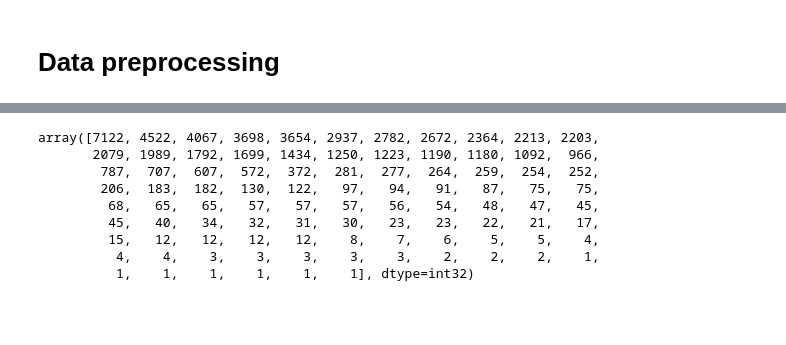
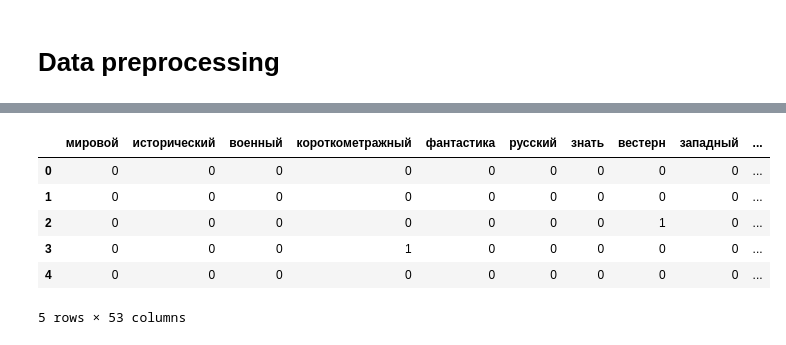
Before and after one commit to daniildiveev/ml-course-shad, a Jupyter notebook: 6th-homework/movie clusterisation.ipynb, the cells around one changed output, grey strips where cells are left out. Saved outputs shown, nothing was run; the diff lists cells and outputs as text; code cells hidden in the pictures; blank space fills up the shorter version.

```diff
--- a/6th-homework/movie clusterisation.ipynb
+++ b/6th-homework/movie clusterisation.ipynb
@@ -87,12 +78,17 @@ genre_to_num = np.array(genre_to_num)
-# %%
-genre_to_num[:, 1].astype(np.int32)
-# %% [output]
-array([7122, 4522, 4067, 3698, 3654, 2937, 2782, 2672, 2364, 2213, 2203,
-       2079, 1989, 1792, 1699, 1434, 1250, 1223, 1190, 1180, 1092,  966,
-        787,  707,  607,  572,  372,  281,  277,  264,  259,  254,  252,
-        206,  183,  182,  130,  122,   97,   94,   91,   87,   75,   75,
-         68,   65,   65,   57,   57,   57,   56,   54,   48,   47,   45,
-         45,   40,   34,   32,   31,   30,   23,   23,   22,   21,   17,
-         15,   12,   12,   12,   12,    8,    7,    6,    5,    5,    4,
-          4,    4,    3,    3,    3,    3,    3,    2,    2,    2,    1,
-          1,    1,    1,    1,    1,    1], dtype=int32)
+# %%
+#Drop the least appearing genres
+
+preprocessed_data = data[list(genre_to_num.keys())]
+descriptions = data[~(preprocessed_data==0).all(axis=1)].description
+preprocessed_data = preprocessed_data.loc[~(preprocessed_data==0).all(axis=1)].reset_index().drop(columns='index')
+preprocessed_data['description'] = descriptions
+# %%
+preprocessed_data.head(5)
+# %% [output]
+|  | мировой | исторический | военный | короткометражный | фантастика | русский | знать | вестерн | западный | ... |
+| 0 | 0 | 0 | 0 | 0 | 0 | 0 | 0 | 0 | 0 | ... |
+| 1 | 0 | 0 | 0 | 0 | 0 | 0 | 0 | 0 | 0 | ... |
+| 2 | 0 | 0 | 0 | 0 | 0 | 0 | 0 | 1 | 0 | ... |
+| 3 | 0 | 0 | 0 | 1 | 0 | 0 | 0 | 0 | 0 | ... |
+| 4 | 0 | 0 | 0 | 0 | 0 | 0 | 0 | 0 | 0 | ... |
+5 rows × 53 columns
```
Also changed, not shown: parts of 15 cells of this notebook.
